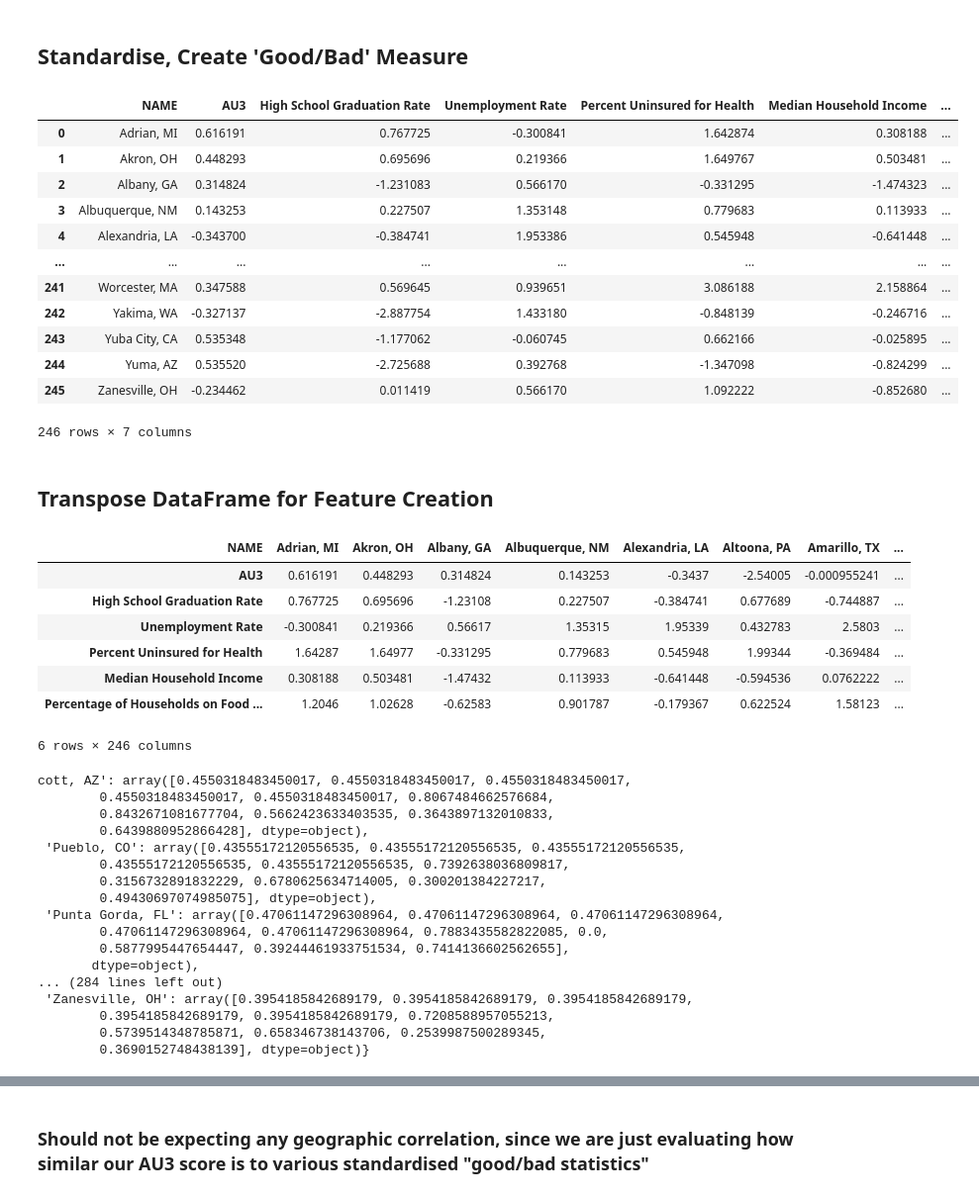
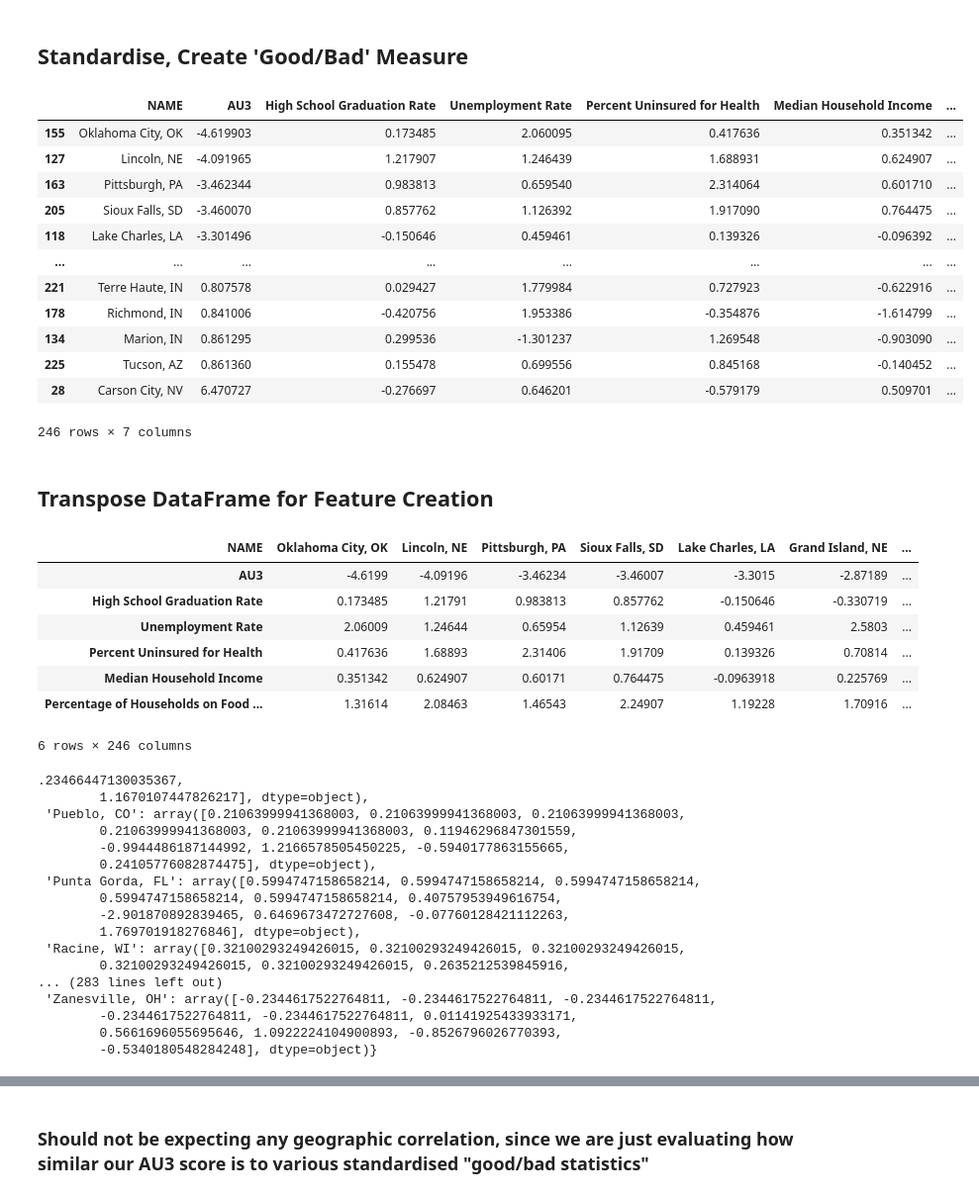
Before and after one commit to agupta01/ds3-zillow, a Jupyter notebook: geographic_eda/cosine_similarity.ipynb, the cells around one changed output, grey strips where cells are left out. Shown at 99% size. Drawn from its saved outputs; the diff is of its cells as text; code cells hidden in the pictures.

```diff
--- a/geographic_eda/cosine_similarity.ipynb
+++ b/geographic_eda/cosine_similarity.ipynb
@@ -97,33 +97,34 @@ final_df_au3
 # %%
 def standardise(col):
     return (col - col.mean()) / col.std()
 
 def reverse_measure(col):
     return 1 - col
 
 for i in range(1, len(final_df_au3.columns)):
     final_df_au3[final_df_au3.columns[i]] = standardise(final_df_au3[final_df_au3.columns[i]])
 
 # Higher statistics are 'worse'
 reverse_measure_cols = ['Unemployment Rate', 'Percent Uninsured for Health', 'Percentage of Households on Food Stamps']
 
 for reverse_measure_col in reverse_measure_cols:
     final_df_au3[reverse_measure_col] = reverse_measure(final_df_au3[reverse_measure_col])
 
+final_df_au3 = final_df_au3.sort_values(by = 'AU3')
 final_df_au3
 # %% [output]
 |  | NAME | AU3 | High School Graduation Rate | Unemployment Rate | Percent Uninsured for Health | Median Household Income | ... |
-| 0 | Adrian, MI | 0.616191 | 0.767725 | -0.300841 | 1.642874 | 0.308188 | ... |
-| 1 | Akron, OH | 0.448293 | 0.695696 | 0.219366 | 1.649767 | 0.503481 | ... |
-| 2 | Albany, GA | 0.314824 | -1.231083 | 0.566170 | -0.331295 | -1.474323 | ... |
-| 3 | Albuquerque, NM | 0.143253 | 0.227507 | 1.353148 | 0.779683 | 0.113933 | ... |
-| 4 | Alexandria, LA | -0.343700 | -0.384741 | 1.953386 | 0.545948 | -0.641448 | ... |
+| 155 | Oklahoma City, OK | -4.619903 | 0.173485 | 2.060095 | 0.417636 | 0.351342 | ... |
+| 127 | Lincoln, NE | -4.091965 | 1.217907 | 1.246439 | 1.688931 | 0.624907 | ... |
+| 163 | Pittsburgh, PA | -3.462344 | 0.983813 | 0.659540 | 2.314064 | 0.601710 | ... |
+| 205 | Sioux Falls, SD | -3.460070 | 0.857762 | 1.126392 | 1.917090 | 0.764475 | ... |
+| 118 | Lake Charles, LA | -3.301496 | -0.150646 | 0.459461 | 0.139326 | -0.096392 | ... |
 | ... | ... | ... | ... | ... | ... | ... | ... |
-| 241 | Worcester, MA | 0.347588 | 0.569645 | 0.939651 | 3.086188 | 2.158864 | ... |
-| 242 | Yakima, WA | -0.327137 | -2.887754 | 1.433180 | -0.848139 | -0.246716 | ... |
-| 243 | Yuba City, CA | 0.535348 | -1.177062 | -0.060745 | 0.662166 | -0.025895 | ... |
-| 244 | Yuma, AZ | 0.535520 | -2.725688 | 0.392768 | -1.347098 | -0.824299 | ... |
-| 245 | Zanesville, OH | -0.234462 | 0.011419 | 0.566170 | 1.092222 | -0.852680 | ... |
+| 221 | Terre Haute, IN | 0.807578 | 0.029427 | 1.779984 | 0.727923 | -0.622916 | ... |
+| 178 | Richmond, IN | 0.841006 | -0.420756 | 1.953386 | -0.354876 | -1.614799 | ... |
+| 134 | Marion, IN | 0.861295 | 0.299536 | -1.301237 | 1.269548 | -0.903090 | ... |
+| 225 | Tucson, AZ | 0.861360 | 0.155478 | 0.699556 | 0.845168 | -0.140452 | ... |
+| 28 | Carson City, NV | 6.470727 | -0.276697 | 0.646201 | -0.579179 | 0.509701 | ... |
 246 rows × 7 columns
 # %% [markdown]
 ## Transpose DataFrame for Feature Creation
@@ -134,16 +135,16 @@ f = f[1:]
 f.columns = new_header
 f
 # %% [output]
-| NAME | Adrian, MI | Akron, OH | Albany, GA | Albuquerque, NM | Alexandria, LA | Altoona, PA | Amarillo, TX | ... |
-| AU3 | 0.616191 | 0.448293 | 0.314824 | 0.143253 | -0.3437 | -2.54005 | -0.000955241 | ... |
-| High School Graduation Rate | 0.767725 | 0.695696 | -1.23108 | 0.227507 | -0.384741 | 0.677689 | -0.744887 | ... |
-| Unemployment Rate | -0.300841 | 0.219366 | 0.56617 | 1.35315 | 1.95339 | 0.432783 | 2.5803 | ... |
-| Percent Uninsured for Health | 1.64287 | 1.64977 | -0.331295 | 0.779683 | 0.545948 | 1.99344 | -0.369484 | ... |
-| Median Household Income | 0.308188 | 0.503481 | -1.47432 | 0.113933 | -0.641448 | -0.594536 | 0.0762222 | ... |
-| Percentage of Households on Food ... | 1.2046 | 1.02628 | -0.62583 | 0.901787 | -0.179367 | 0.622524 | 1.58123 | ... |
+| NAME | Oklahoma City, OK | Lincoln, NE | Pittsburgh, PA | Sioux Falls, SD | Lake Charles, LA | Grand Island, NE | ... |
+| AU3 | -4.6199 | -4.09196 | -3.46234 | -3.46007 | -3.3015 | -2.87189 | ... |
+| High School Graduation Rate | 0.173485 | 1.21791 | 0.983813 | 0.857762 | -0.150646 | -0.330719 | ... |
+| Unemployment Rate | 2.06009 | 1.24644 | 0.65954 | 1.12639 | 0.459461 | 2.5803 | ... |
+| Percent Uninsured for Health | 0.417636 | 1.68893 | 2.31406 | 1.91709 | 0.139326 | 0.70814 | ... |
+| Median Household Income | 0.351342 | 0.624907 | 0.60171 | 0.764475 | -0.0963918 | 0.225769 | ... |
+| Percentage of Households on Food ... | 1.31614 | 2.08463 | 1.46543 | 2.24907 | 1.19228 | 1.70916 | ... |
 6 rows × 246 columns
 # %%
-vector = {k: [np.repeat(f[k].iloc[0], 5)] for k in list(f.columns)}
+au3_dict = {k: [np.repeat(f[k].iloc[0], 5)] for k in list(f.columns)}
 non_au3_dict = {k: [f[k].iloc[1:6].values] for k in list(f.columns)}
 
 for k in au3_dict.keys():
@@ -151,20 +152,20 @@ for k in au3_dict.keys():
 
 vector
 # %% [output]
-cott, AZ': array([0.4550318483450017, 0.4550318483450017, 0.4550318483450017,
-        0.4550318483450017, 0.4550318483450017, 0.8067484662576684,
-        0.8432671081677704, 0.5662423633403535, 0.3643897132010833,
-        0.6439880952866428], dtype=object),
- 'Pueblo, CO': array([0.43555172120556535, 0.43555172120556535, 0.43555172120556535,
-        0.43555172120556535, 0.43555172120556535, 0.7392638036809817,
-        0.3156732891832229, 0.6780625634714005, 0.300201384227217,
-        0.49430697074985075], dtype=object),
- 'Punta Gorda, FL': array([0.47061147296308964, 0.47061147296308964, 0.47061147296308964,
-        0.47061147296308964, 0.47061147296308964, 0.7883435582822085, 0.0,
-        0.5877995447654447, 0.39244461933751534, 0.7414136602562655],
-       dtype=object),
-... (284 lines left out)
- 'Zanesville, OH': array([0.3954185842689179, 0.3954185842689179, 0.3954185842689179,
-        0.3954185842689179, 0.3954185842689179, 0.7208588957055213,
-        0.5739514348785871, 0.658346738143706, 0.2539987500289345,
-        0.3690152748438139], dtype=object)}
+.23466447130035367,
+        1.1670107447826217], dtype=object),
+ 'Pueblo, CO': array([0.21063999941368003, 0.21063999941368003, 0.21063999941368003,
+        0.21063999941368003, 0.21063999941368003, 0.11946296847301559,
+        -0.9944486187144992, 1.2166578505450225, -0.5940177863155665,
+        0.24105776082874475], dtype=object),
+ 'Punta Gorda, FL': array([0.5994747158658214, 0.5994747158658214, 0.5994747158658214,
+        0.5994747158658214, 0.5994747158658214, 0.40757953949616754,
+        -2.901870892839465, 0.6469673472727608, -0.07760128421112263,
+        1.769701918276846], dtype=object),
+ 'Racine, WI': array([0.32100293249426015, 0.32100293249426015, 0.32100293249426015,
+        0.32100293249426015, 0.32100293249426015, 0.2635212539845916,
+... (283 lines left out)
+ 'Zanesville, OH': array([-0.2344617522764811, -0.2344617522764811, -0.2344617522764811,
+        -0.2344617522764811, -0.2344617522764811, 0.01141925433933171,
+        0.5661696055695646, 1.0922224104900893, -0.8526796026770393,
+        -0.5340180548284248], dtype=object)}
```
Also changed, not shown: parts of 6 cells of this notebook, 5 other files.
